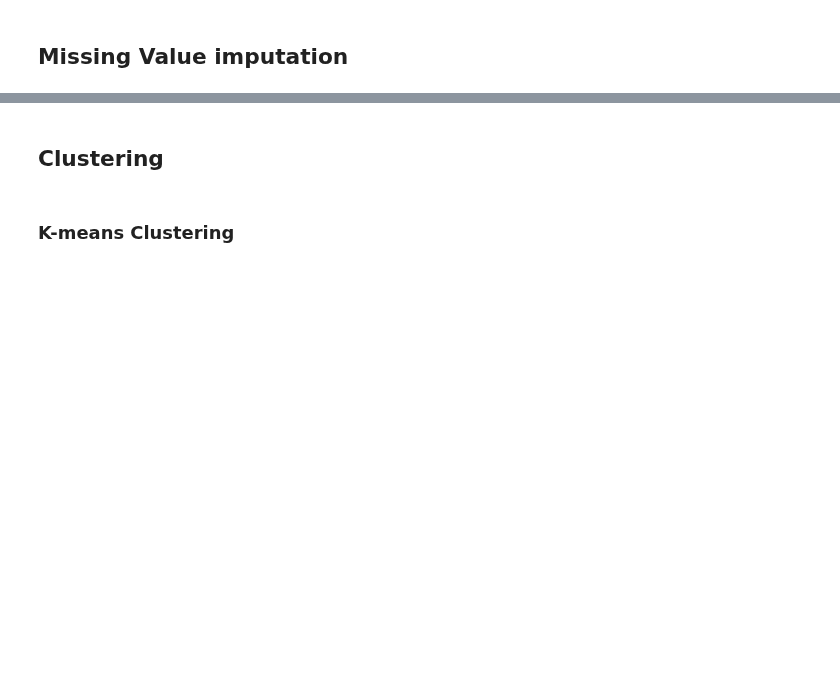
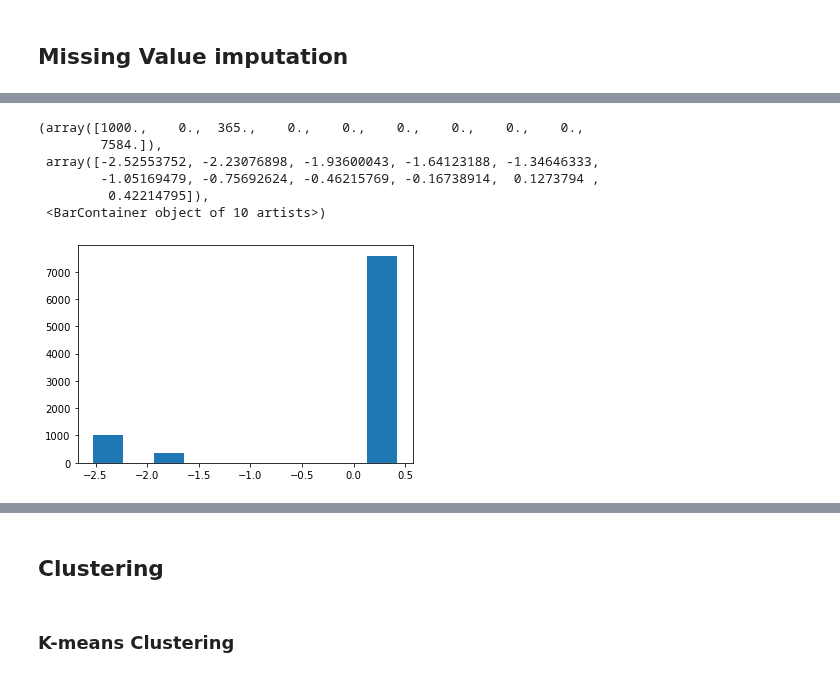
Before and after one commit to xwu0223/MBAN-6400-Project, a Jupyter notebook: cc.ipynb, the cells around one changed output, grey strips where cells are left out. Drawn from its saved outputs; the diff is of its cells as text; code cells hidden in the pictures; blank space fills up the shorter version.

```diff
--- a/cc.ipynb
+++ b/cc.ipynb
@@ -26 +46,4 @@ cc_data.head()
+# %%
+data = cc_data.copy()
+data['ONEOFFPURCHASES_total']=data['PURCHASES']-data['INSTALLMENTS_PURCHASES']
 # %%
@@ -177,0 +204,10 @@ Outliers in "TENURE": 15.25%
+# %%
+plt.hist(transformed_data.TENURE)
+# %% [output]
+(array([1000.,    0.,  365.,    0.,    0.,    0.,    0.,    0.,    0.,
+        7584.]),
+ array([-2.52553752, -2.23076898, -1.93600043, -1.64123188, -1.34646333,
+        -1.05169479, -0.75692624, -0.46215769, -0.16738914,  0.1273794 ,
+         0.42214795]),
+ <BarContainer object of 10 artists>)
+[figure, added]
```
Also changed, not shown: parts of 18 cells of this notebook.
